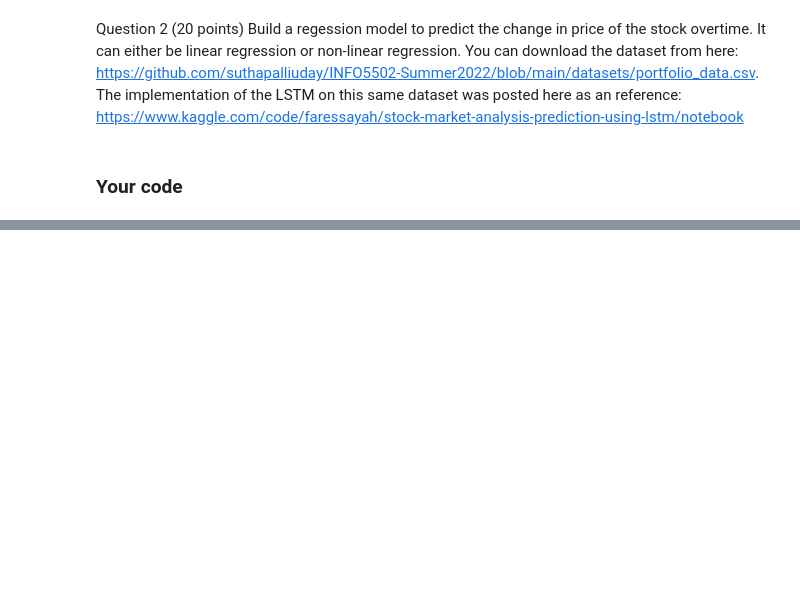
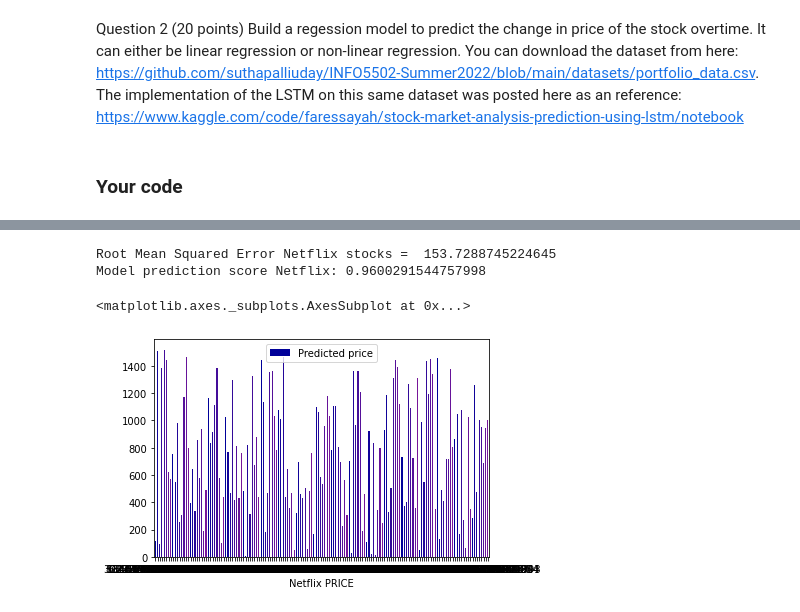
Before and after one commit to meghanagpudi/INFO-5502-Meghana, a Jupyter notebook: lab_assignment_06.ipynb, the cells around one changed output, grey strips where cells are left out. Saved outputs shown, nothing was run; the diff lists cells and outputs as text; code cells hidden in the pictures; blank space fills up the shorter version.

```diff
--- a/lab_assignment_06.ipynb
+++ b/lab_assignment_06.ipynb
@@ -281,0 +351,18 @@ completed!!!!
+# %%
+all_stocks_except_netflix = df.drop(['Date', 'NFLX'], axis = 1)
+Netflix_stock = df['NFLX']
+
+x_train,x_test,y_train,y_test = train_test_split(all_stocks_except_netflix,Netflix_stock,test_size = 0.1)
+Netflix_fit = model.fit(x_train_Netflix,y_train_Netflix)
+predicted_score = model.score(x_test_Netflix,y_test_Netflix)
+prediction = Netflix_fit.predict(x_test)
+print("Root Mean Squared Error Netflix stocks = ",np.sqrt(mean_squared_error(y_test_Netflix, prediction)))
+print("Model prediction score Netflix:",predicted_score)
+diff_colors = [(x/15, x/80.0, 0.6) for x in range(8)]
+df3 = pd.DataFrame({'Netflix PRICE':prediction,'Predicted price':y_test_Netflix.index})
+df3.plot.bar(x='Netflix PRICE', y='Predicted price', color=diff_colors, rot=0)
+# %% [output]
+Root Mean Squared Error Netflix stocks =  153.7288745224645
+Model prediction score Netflix: 0.9600291544757998
+<matplotlib.axes._subplots.AxesSubplot at 0x...>
+[figure, added]
```
Also changed, not shown: parts of 5 cells of this notebook.
